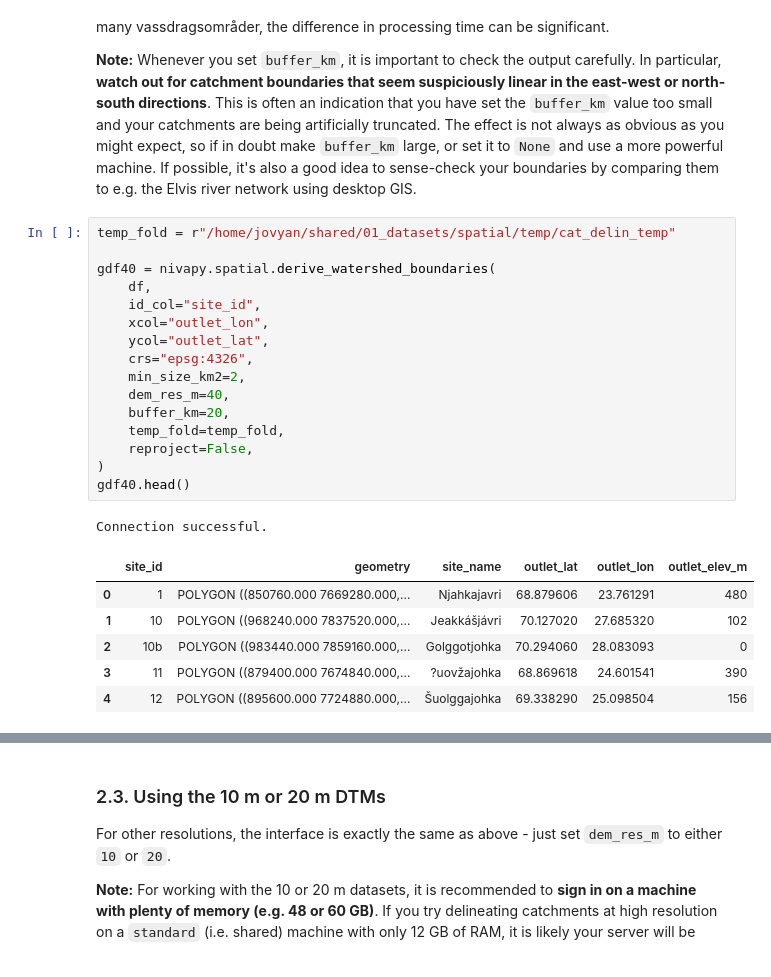
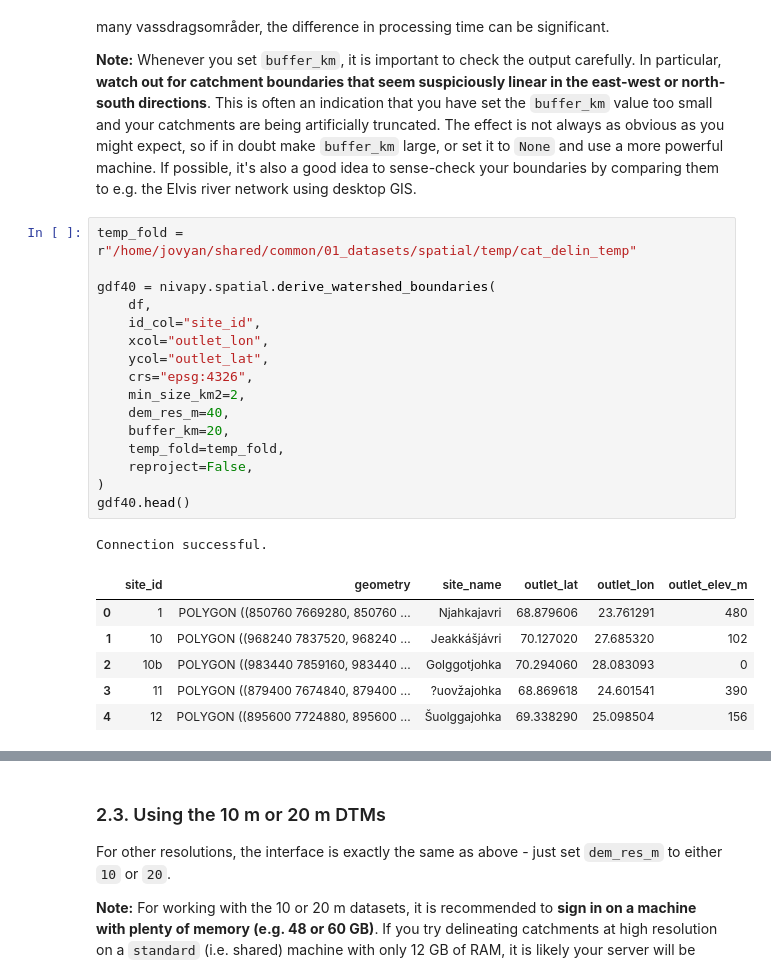
Before and after one commit to NIVANorge/catchment_processing_workflows, a Jupyter notebook: notebooks/catchment_delineation/04_catchment_delineation.ipynb, the cells around one changed output, grey strips where cells are left out. Saved outputs shown, nothing was run; the diff lists cells and outputs as text.

```diff
--- a/notebooks/catchment_delineation/04_catchment_delineation.ipynb
+++ b/notebooks/catchment_delineation/04_catchment_delineation.ipynb
@@ -100,29 +103,29 @@ The code below produces identical output to that above, but in about 15 seconds
 
 **Note:** Whenever you set `buffer_km`, it is important to check the output carefully. In particular, **watch out for catchment boundaries that seem suspiciously linear in the east-west or north-south directions**. This is often an indication that you have set the `buffer_km` value too small and your catchments are being artificially truncated. The effect is not always as obvious as you might expect, so if in doubt make `buffer_km` large, or set it to `None` and use a more powerful machine. If possible, it's also a good idea to sense-check your boundaries by comparing them to e.g. the Elvis river network using desktop GIS.
 # %%
-temp_fold = r"/home/jovyan/shared/01_datasets/spatial/temp/cat_delin_temp"
+temp_fold = r"/home/jovyan/shared/common/01_datasets/spatial/temp/cat_delin_temp"
 
 gdf40 = nivapy.spatial.derive_watershed_boundaries(
     df,
     id_col="site_id",
     xcol="outlet_lon",
     ycol="outlet_lat",
     crs="epsg:4326",
     min_size_km2=2,
     dem_res_m=40,
     buffer_km=20,
     temp_fold=temp_fold,
     reproject=False,
 )
 gdf40.head()
 # %% [output]
 Connection successful.
 |  | site_id | geometry | site_name | outlet_lat | outlet_lon | outlet_elev_m |
-| 0 | 1 | POLYGON ((850760.000 7669280.000,... | Njahkajavri | 68.879606 | 23.761291 | 480 |
-| 1 | 10 | POLYGON ((968240.000 7837520.000,... | Jeakkášjávri | 70.127020 | 27.685320 | 102 |
-| 2 | 10b | POLYGON ((983440.000 7859160.000,... | Golggotjohka | 70.294060 | 28.083093 | 0 |
-| 3 | 11 | POLYGON ((879400.000 7674840.000,... | ?uovžajohka | 68.869618 | 24.601541 | 390 |
-| 4 | 12 | POLYGON ((895600.000 7724880.000,... | Šuolggajohka | 69.338290 | 25.098504 | 156 |
+| 0 | 1 | POLYGON ((850760 7669280, 850760 ... | Njahkajavri | 68.879606 | 23.761291 | 480 |
+| 1 | 10 | POLYGON ((968240 7837520, 968240 ... | Jeakkášjávri | 70.127020 | 27.685320 | 102 |
+| 2 | 10b | POLYGON ((983440 7859160, 983440 ... | Golggotjohka | 70.294060 | 28.083093 | 0 |
+| 3 | 11 | POLYGON ((879400 7674840, 879400 ... | ?uovžajohka | 68.869618 | 24.601541 | 390 |
+| 4 | 12 | POLYGON ((895600 7724880, 895600 ... | Šuolggajohka | 69.338290 | 25.098504 | 156 |
 # %%
 # Plot
 ax = gdf40.plot(figsize=(10, 10), edgecolor="r", facecolor="none")
```
Also changed, not shown: parts of 7 cells of this notebook.
